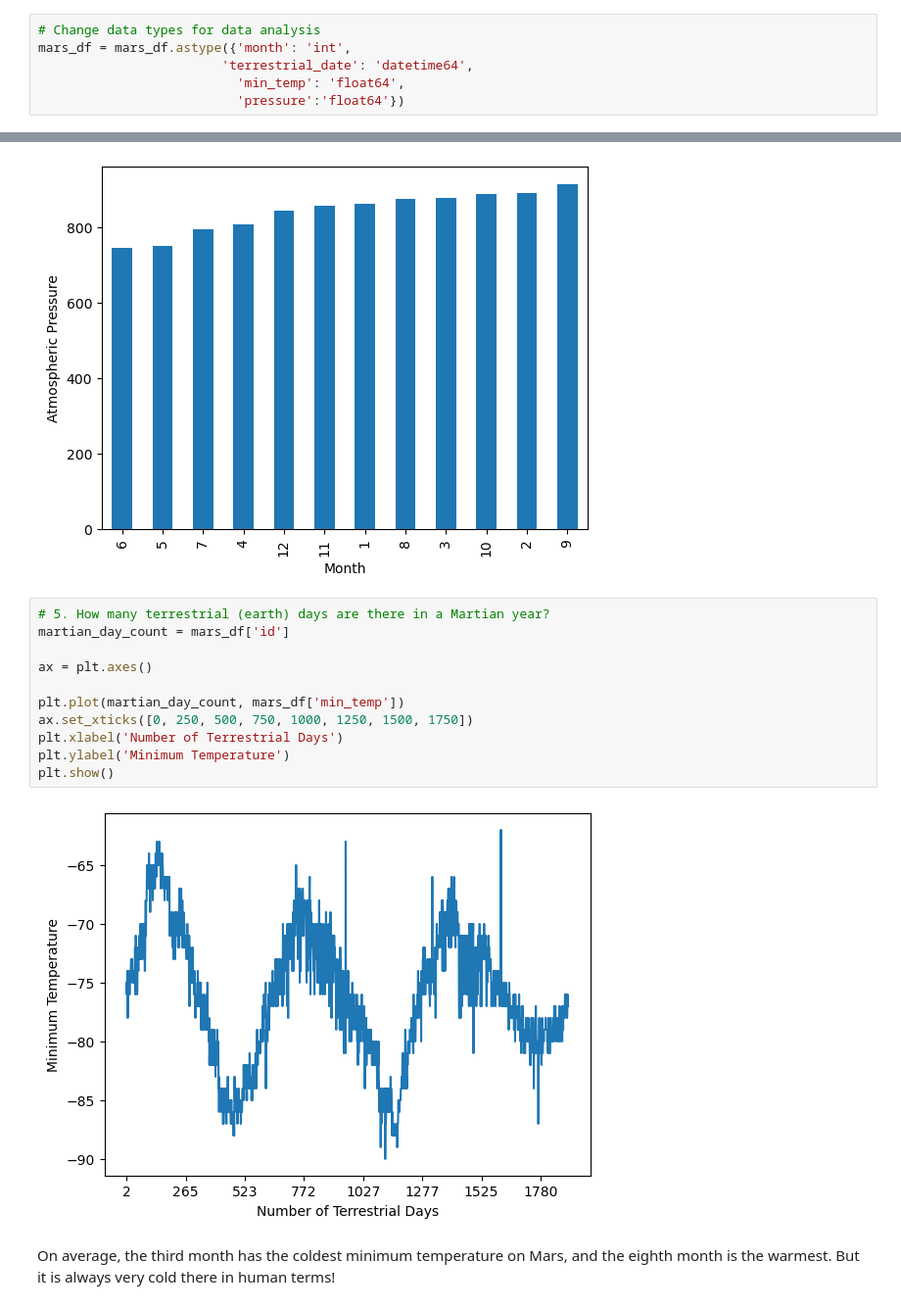
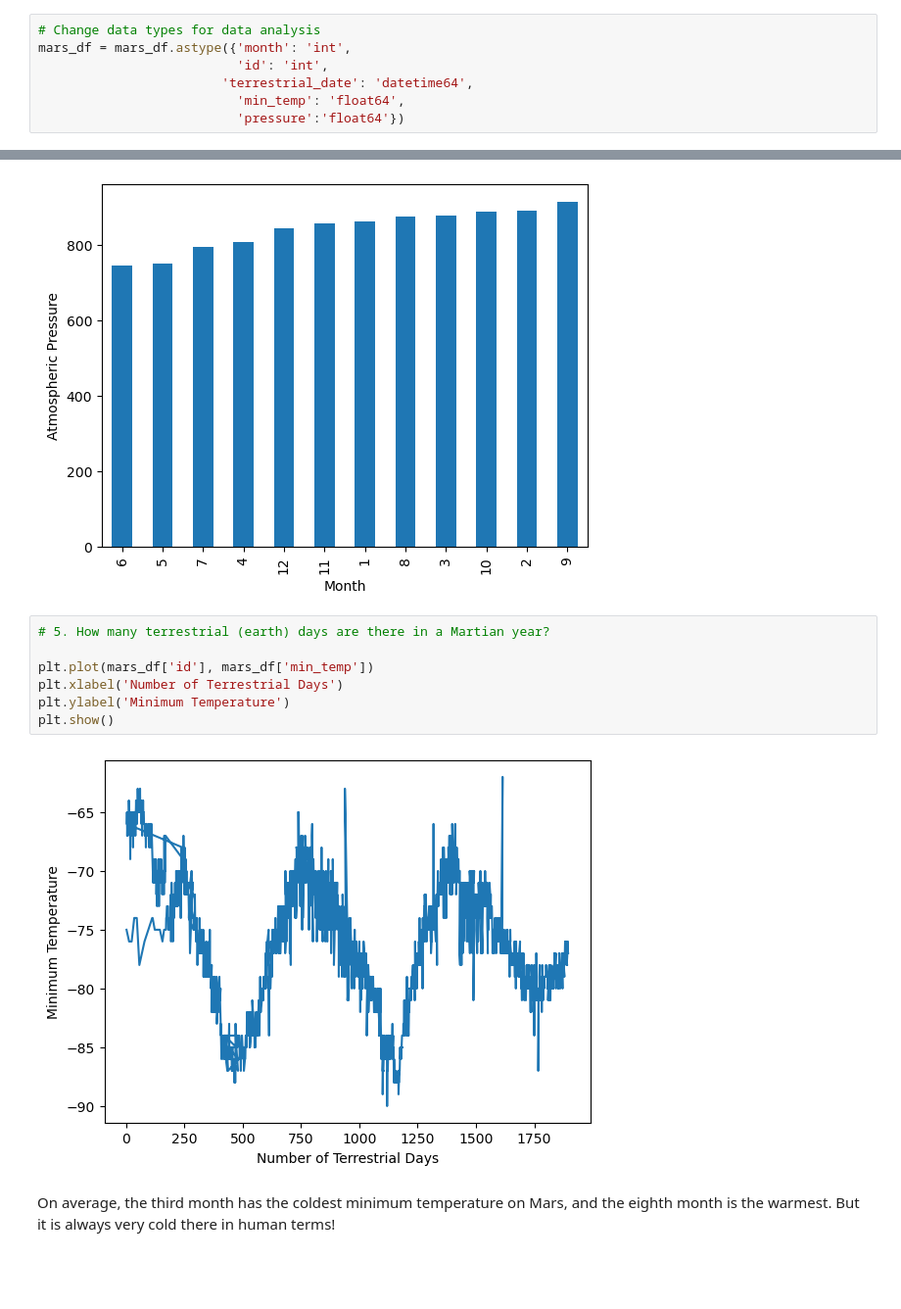
Before and after one commit to lrussell834/Scrape-and-Analyze-Mars-Weather-Data, a Jupyter notebook: Starter_Code_v1.2.2/Starter_Code/part_2_mars_weather-Working.ipynb, the cells around one changed output, grey strips where cells are left out. Shown at 98% size. Cells and saved outputs as stored; diff of their text form; blank space fills up the shorter version.

Commit message:
Updated final graph

```diff
--- a/Starter_Code_v1.2.2/Starter_Code/part_2_mars_weather-Working.ipynb
+++ b/Starter_Code_v1.2.2/Starter_Code/part_2_mars_weather-Working.ipynb
@@ -95,6 +95,7 @@ dtype: object
 # %%
 # Change data types for data analysis
 mars_df = mars_df.astype({'month': 'int',
+                          'id': 'int',
                         'terrestrial_date': 'datetime64',
                           'min_temp': 'float64',
                           'pressure':'float64'})
@@ -215,17 +216,13 @@ plt.show()
 [figure]
 # %%
 # 5. How many terrestrial (earth) days are there in a Martian year?
-martian_day_count = mars_df['id']
 
-ax = plt.axes()
-
-plt.plot(martian_day_count, mars_df['min_temp'])
-ax.set_xticks([0, 250, 500, 750, 1000, 1250, 1500, 1750])
+plt.plot(mars_df['id'], mars_df['min_temp'])
 plt.xlabel('Number of Terrestrial Days')
 plt.ylabel('Minimum Temperature')
 plt.show()
 # %% [output]
-[figure, old version]
+[figure, new version]
 # %% [markdown]
 On average, the third month has the coldest minimum temperature on Mars, and the eighth month is the warmest. But it is always very cold there in human terms!
 # %% [markdown]
```
Also changed, not shown: parts of 1 cell of this notebook.
